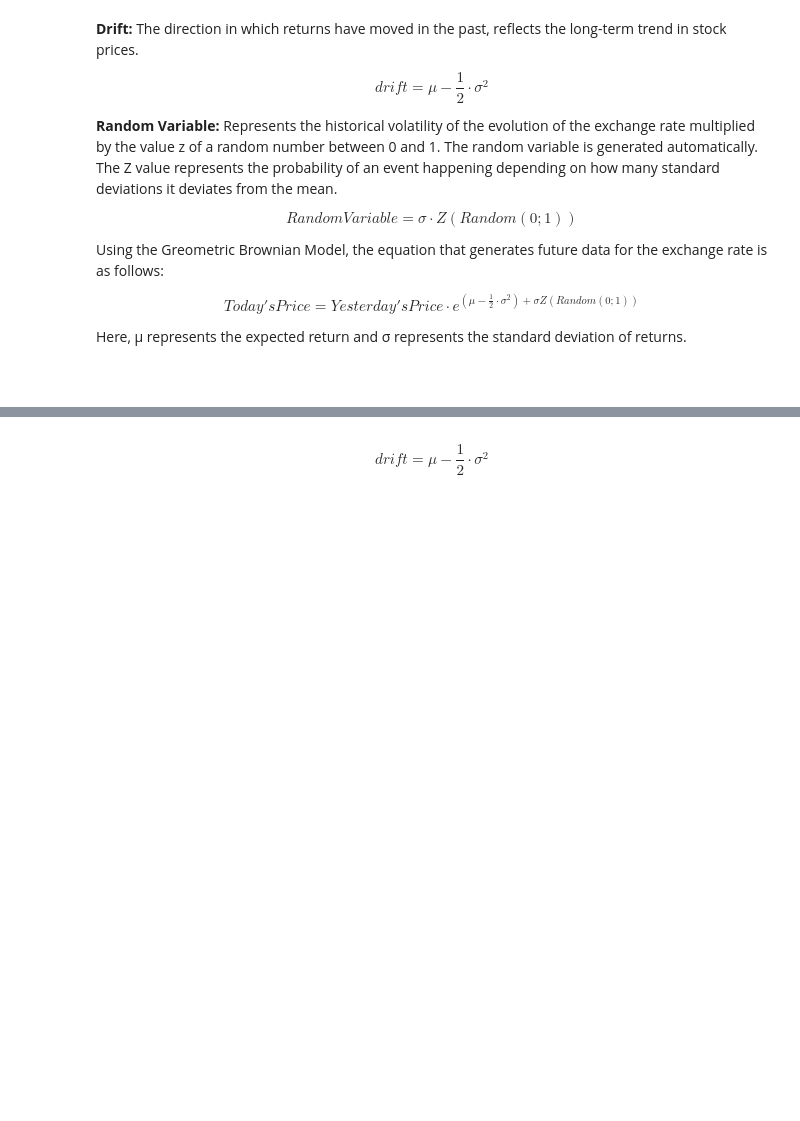
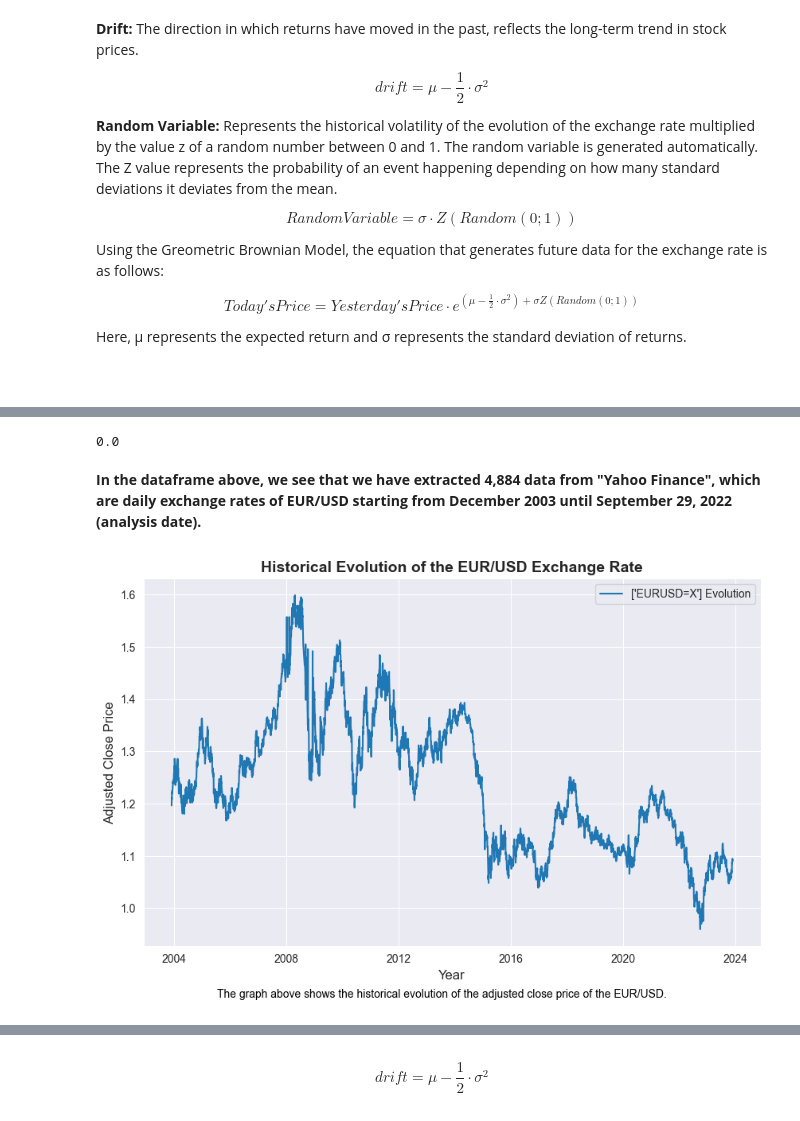
Before and after one commit to AlbertoFuentesArce/BrownianM_monte-carlo_EUR.USD, a Jupyter notebook: Geometric Brownian Motion - Monte Carlo EUR.USD.ipynb, the cells around one changed output, grey strips where cells are left out. Saved outputs shown, nothing was run; the diff lists cells and outputs as text; code cells hidden in the pictures; blank space fills up the shorter version.

```diff
--- a/Geometric Brownian Motion - Monte Carlo EUR.USD.ipynb
+++ b/Geometric Brownian Motion - Monte Carlo EUR.USD.ipynb
@@ -68,0 +46,5 @@ data
+# %%
+ticker = ['EURUSD=X']
+# %%
+data = yf.download(ticker)['Adj Close']
+data
@@ -69,3 +66,22 @@ data
+# %%
+data.isna().mean()
+# %% [output]
+0.0
+# %% [markdown]
+**<font >In the dataframe above, we see that we have extracted 4,884 data from "Yahoo Finance", which are daily exchange rates of EUR/USD starting from December 2003 until September 29, 2022 (analysis date).</font>**
+# %%
+sns.set_style('darkgrid')
+plt.figure(figsize=(10,6))
+sns.lineplot(data)
+plt.legend([f'{ticker} Evolution'])
+plt.title('Historical Evolution of the EUR/USD Exchange Rate', fontweight='bold', fontsize=14)
+plt.xlabel('Year', fontsize=12)
+plt.ylabel('Adjusted Close Price', fontsize=12)
+plt.figtext(0.5, 0.02, 'The graph above shows the historical evolution of the adjusted close price of the EUR/USD.', ha='center', va='top', fontsize=10, color='black')
+
+plt.show()
+# %% [output]
+[figure, added]
 # %%
 log_returns = np.log(1 + data.pct_change())
 log_returns
```
Also changed, not shown: parts of 45 cells of this notebook.
